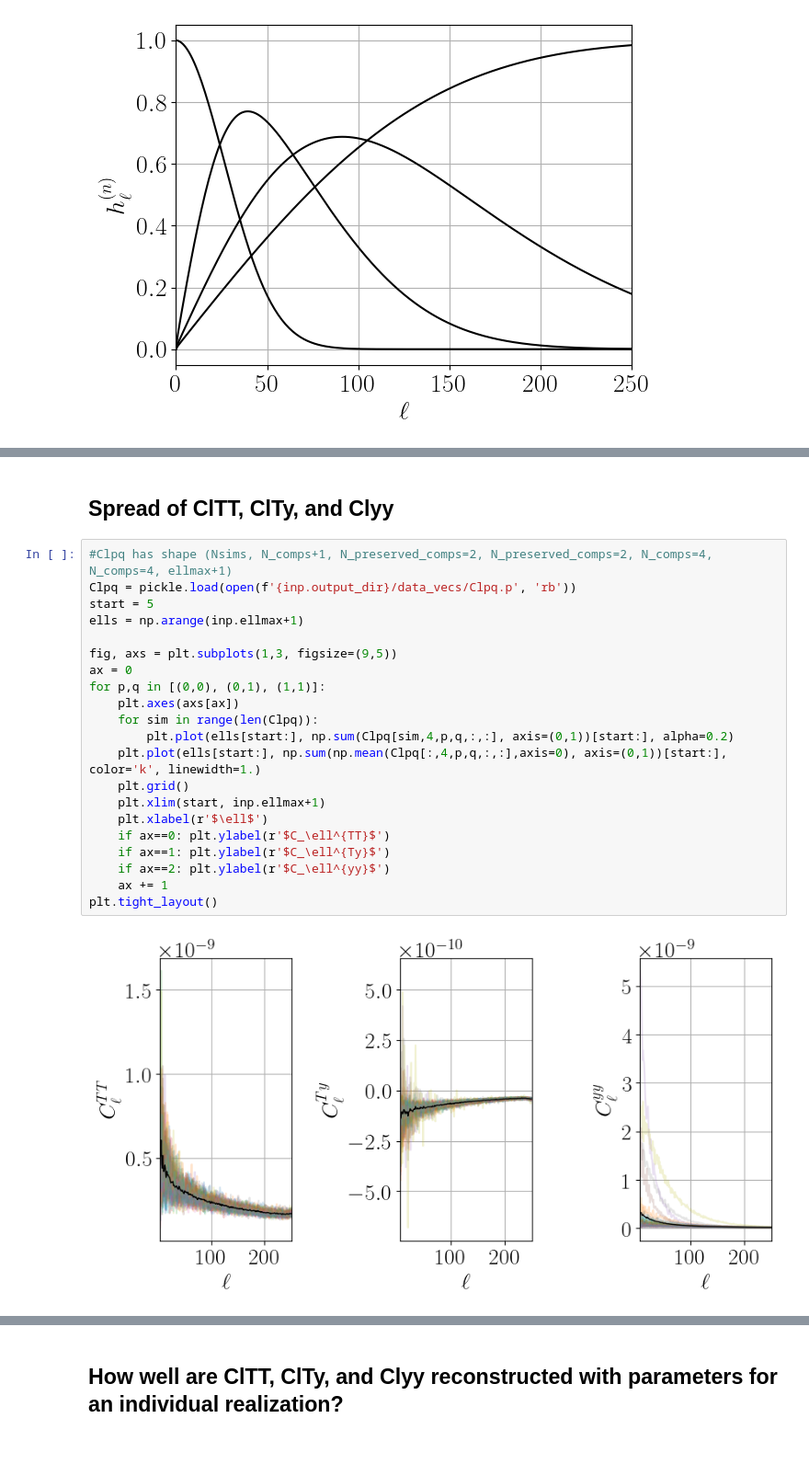
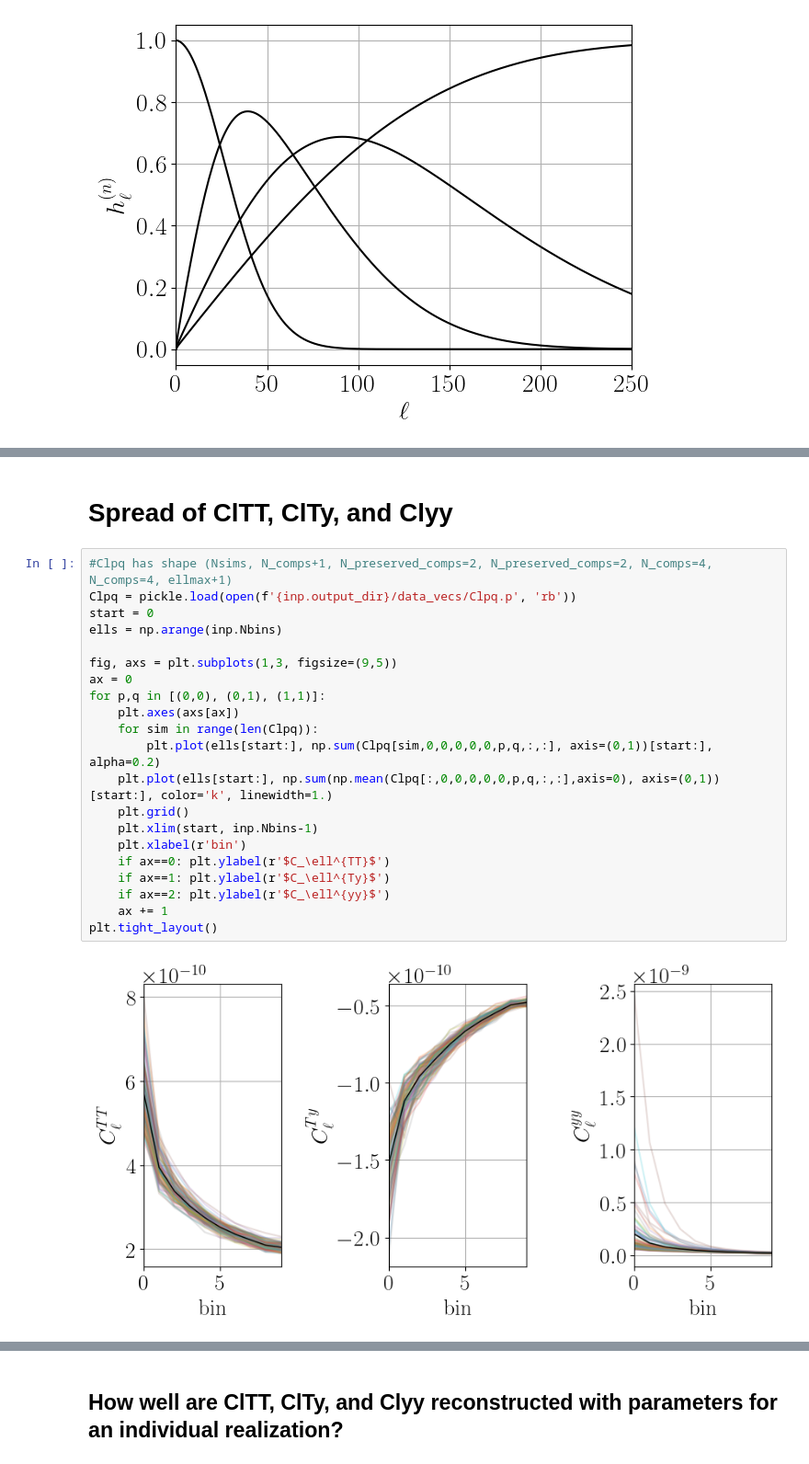
Before and after one commit to kmsurrao/NILC-Inference-Pipeline, a Jupyter notebook: notebooks/pipeline_plotting_examples.ipynb, the cells around one changed output, grey strips where cells are left out. Shown at 92% size. Saved outputs shown, nothing was run; the diff lists cells and outputs as text.

```diff
--- a/notebooks/pipeline_plotting_examples.ipynb
+++ b/notebooks/pipeline_plotting_examples.ipynb
@@ -196,25 +200,25 @@ saved pipeline_plots/Acmb_Aftsz.pdf
 # %% [markdown]
-## Spread of ClTT, ClTy, and Clyy
+# Spread of ClTT, ClTy, and Clyy
 # %%
 #Clpq has shape (Nsims, N_comps+1, N_preserved_comps=2, N_preserved_comps=2, N_comps=4, N_comps=4, ellmax+1)
 Clpq = pickle.load(open(f'{inp.output_dir}/data_vecs/Clpq.p', 'rb'))
-start = 5
-ells = np.arange(inp.ellmax+1)
+start = 0
+ells = np.arange(inp.Nbins)
 
 fig, axs = plt.subplots(1,3, figsize=(9,5))
 ax = 0
 for p,q in [(0,0), (0,1), (1,1)]:
     plt.axes(axs[ax])
     for sim in range(len(Clpq)):
-        plt.plot(ells[start:], np.sum(Clpq[sim,4,p,q,:,:], axis=(0,1))[start:], alpha=0.2)
-    plt.plot(ells[start:], np.sum(np.mean(Clpq[:,4,p,q,:,:],axis=0), axis=(0,1))[start:], color='k', linewidth=1.)
+        plt.plot(ells[start:], np.sum(Clpq[sim,0,0,0,0,0,p,q,:,:], axis=(0,1))[start:], alpha=0.2)
+    plt.plot(ells[start:], np.sum(np.mean(Clpq[:,0,0,0,0,0,p,q,:,:],axis=0), axis=(0,1))[start:], color='k', linewidth=1.)
     plt.grid()
-    plt.xlim(start, inp.ellmax+1)
-    plt.xlabel(r'$\ell$')
+    plt.xlim(start, inp.Nbins-1)
+    plt.xlabel(r'bin')
     if ax==0: plt.ylabel(r'$C_\ell^{TT}$')
     if ax==1: plt.ylabel(r'$C_\ell^{Ty}$')
     if ax==2: plt.ylabel(r'$C_\ell^{yy}$')
     ax += 1
 plt.tight_layout()
 # %% [output]
-[figure, old version]
+[figure, new version]
```
Also changed, not shown: parts of 89 cells of this notebook, 2 other files.
